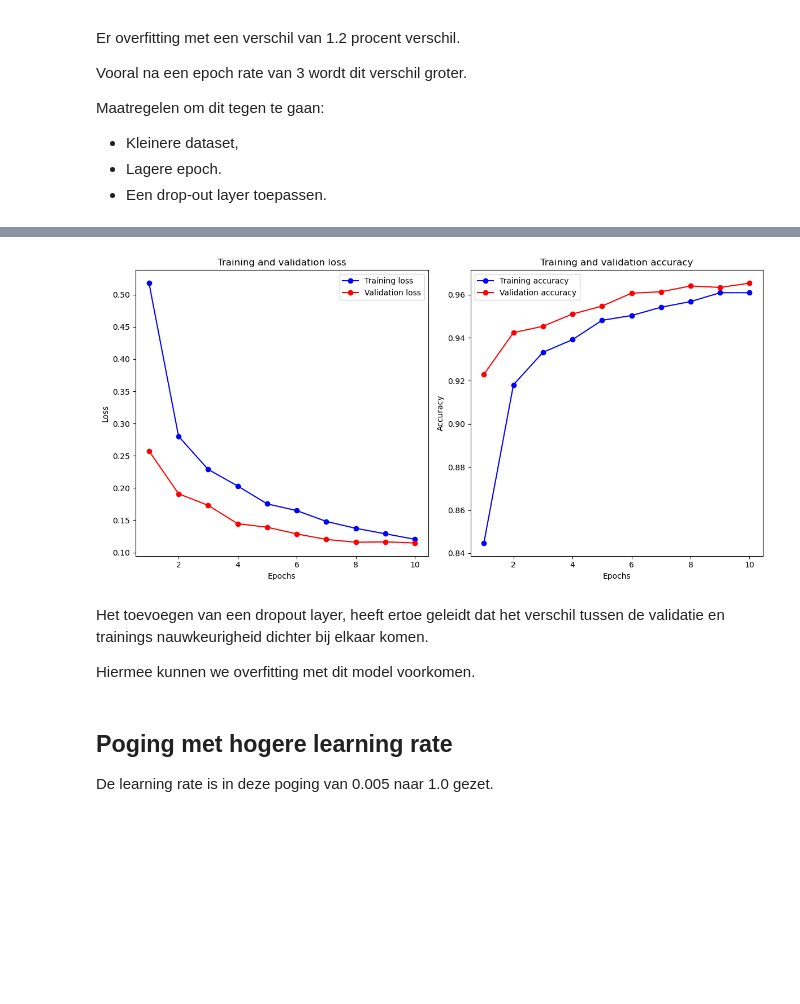
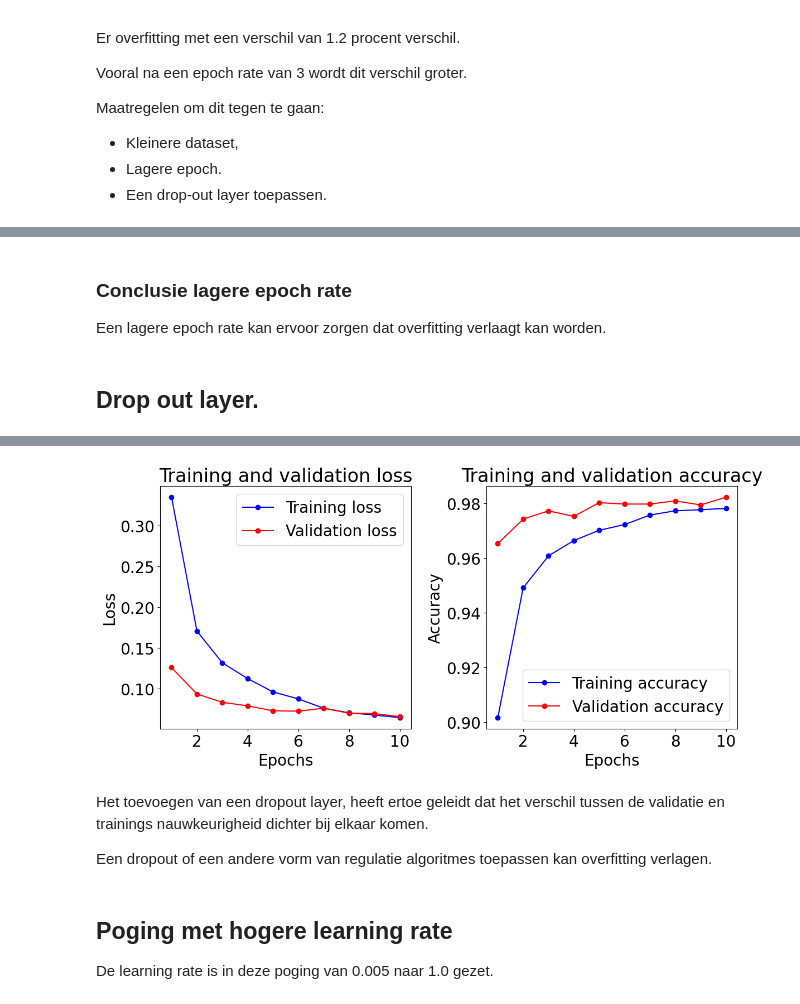
Before and after one commit to geoduin/AI_Assignment, a Jupyter notebook: part1PredictDigit.ipynb, the cells around one changed output, grey strips where cells are left out. Saved outputs shown, nothing was run; the diff lists cells and outputs as text; code cells hidden in the pictures; blank space fills up the shorter version.

```diff
--- a/part1PredictDigit.ipynb
+++ b/part1PredictDigit.ipynb
@@ -385,7 +388,9 @@ Accuracy =  0.9735999703407288
+# %% [markdown]
+### Conclusie lagere epoch rate
+Een lagere epoch rate kan ervoor zorgen dat overfitting verlaagt kan worden.
+# %% [markdown]
+## Drop out layer.
 # %%
-# Met een drop out layer.
-
-# My version
 # Imports
 digit_dataset = tf.keras.datasets.mnist
 # Load dataset
@@ -407,7 +412,7 @@ model = tf.keras.Sequential([
     tf.keras.layers.Flatten(input_shape=(28, 28)),
     # ReLu formula is used to determine the value
     tf.keras.layers.Dense(128, activation="relu"),
-    tf.keras.layers.Dropout(0.5),
+    tf.keras.layers.Dropout(0.3),
     # The output layer
     tf.keras.layers.Dense(10, activation="softmax")
 ])
@@ -453,8 +456,8 @@ Accuracy =  0.9693999886512756
-[figure, old version]
+[figure, new version]
 # %% [markdown]
 Het toevoegen van een dropout layer, heeft ertoe geleidt dat het verschil tussen de validatie en trainings nauwkeurigheid dichter bij elkaar komen.
 
-Hiermee kunnen we overfitting met dit model voorkomen.
+Een dropout of een andere vorm van regulatie algoritmes toepassen kan overfitting verlagen.
 # %% [markdown]
 ## Poging met hogere learning rate
 
```
Also changed, not shown: parts of 4 cells of this notebook, 3 other files.
